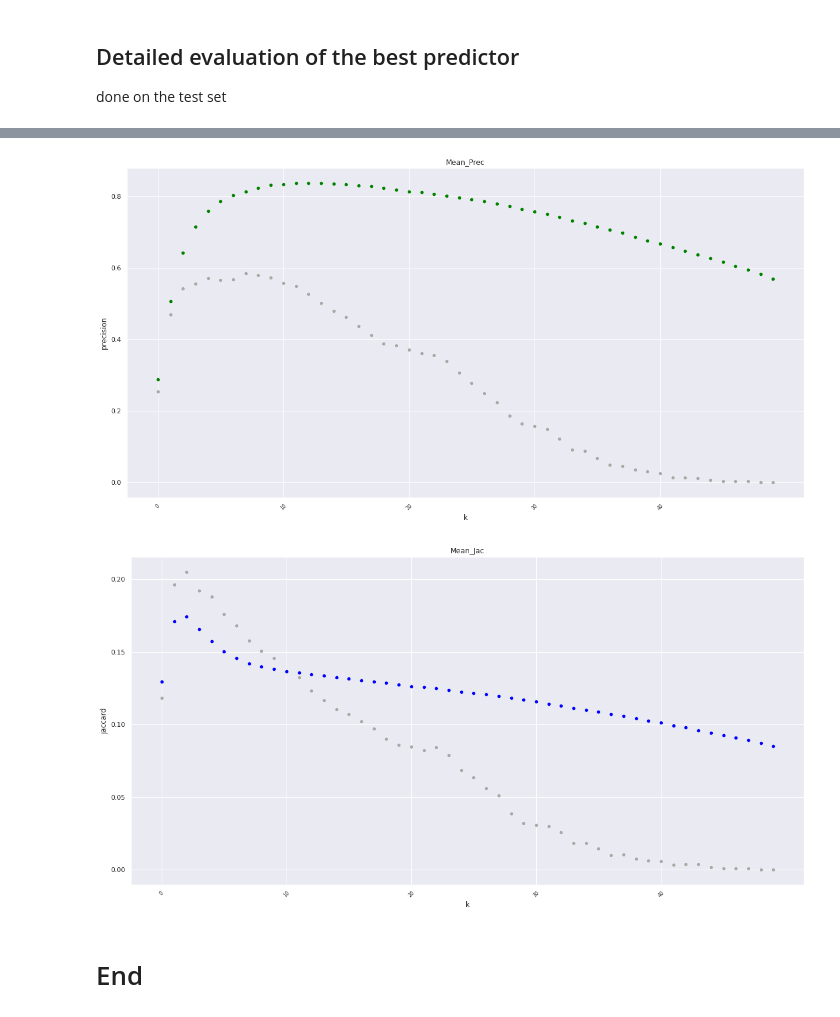
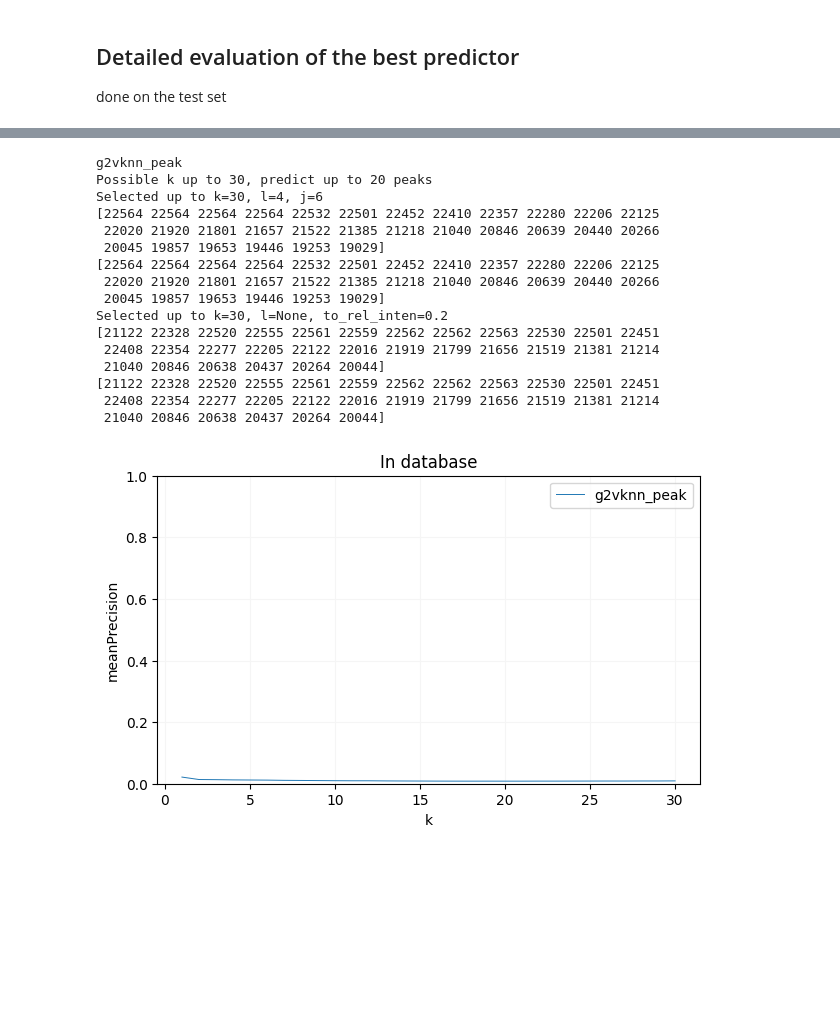
Before and after one commit to michal-stary/missing-peaks-prediction, a Jupyter notebook: knn_model_Gas2VecKNN.ipynb, the cells around one changed output, grey strips where cells are left out. Cells and saved outputs as stored; diff of their text form; code cells hidden in the pictures; blank space fills up the shorter version.

```diff
--- a/knn_model_Gas2VecKNN.ipynb
+++ b/knn_model_Gas2VecKNN.ipynb
@@ -394,8 +306,0 @@ plot_stats(mean_jac, baseline1D=mean_jac_base, title="Mean_Jac", color="blue", y
-# %%
-plot_stats(mean_prec_int, baseline1D=mean_prec_int_base, title="Mean_Prec", color="green", ylabel='precision', xlabel='k')
-# %% [output]
-[figure, removed]
-# %%
-plot_stats(mean_jac_int, baseline1D=mean_jac_int_base, title="Mean_Jac", color="blue", ylabel='jaccard', xlabel='k')
-# %% [output]
-[figure, removed]
@@ -404,2 +307,28 @@ assert False
-# %% [markdown]
-# End
+# %%
+best_p_name, scores_test = model_selection(P_FOLDER, "gen_test", \
+                                           predictors={best_p_name: predictors[best_p_name]}, up_to_k=30, \
+                                           l=4, j=6, to_rel_inten=.2, l_rel=None)
+
+plot_scores(scores_test, metrics="mpi",
+            orderer_f=None,hue_f=None,
+            title= "De novo" if kind=="de_novo" else "In database",
+            xlabel= "k", ylabel="meanPrecision",
+            save_to_path=f"figures/{kind}/selection/g2vknn_test_prec.pdf")
+# %% [output]
+g2vknn_peak
+Possible k up to 30, predict up to 20 peaks
+Selected up to k=30, l=4, j=6
+[22564 22564 22564 22564 22532 22501 22452 22410 22357 22280 22206 22125
+ 22020 21920 21801 21657 21522 21385 21218 21040 20846 20639 20440 20266
+ 20045 19857 19653 19446 19253 19029]
+[22564 22564 22564 22564 22532 22501 22452 22410 22357 22280 22206 22125
+ 22020 21920 21801 21657 21522 21385 21218 21040 20846 20639 20440 20266
+ 20045 19857 19653 19446 19253 19029]
+Selected up to k=30, l=None, to_rel_inten=0.2
+[21122 22328 22520 22555 22561 22559 22562 22562 22563 22530 22501 22451
+ 22408 22354 22277 22205 22122 22016 21919 21799 21656 21519 21381 21214
+ 21040 20846 20638 20437 20264 20044]
+[21122 22328 22520 22555 22561 22559 22562 22562 22563 22530 22501 22451
+ 22408 22354 22277 22205 22122 22016 21919 21799 21656 21519 21381 21214
+ 21040 20846 20638 20437 20264 20044]
+[figure, added]
```
Also changed, not shown: parts of 26 cells of this notebook, 16 other files.
